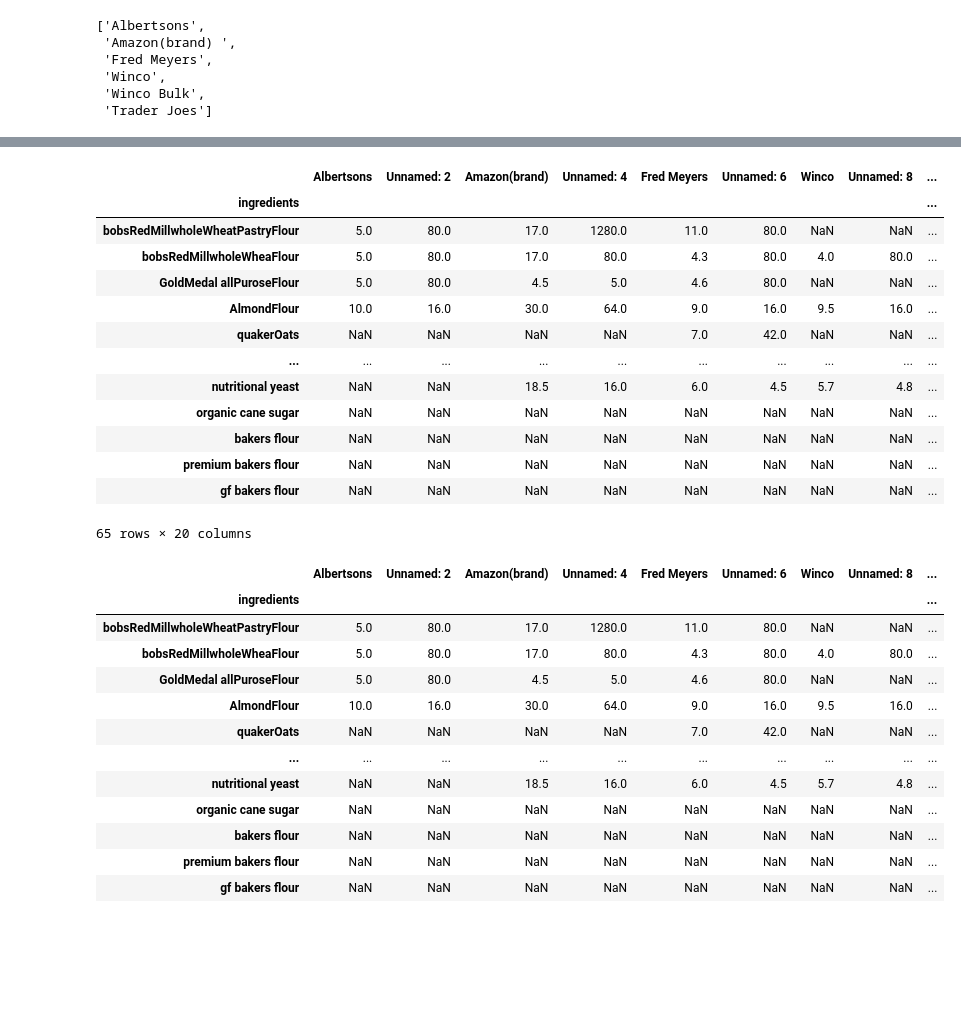
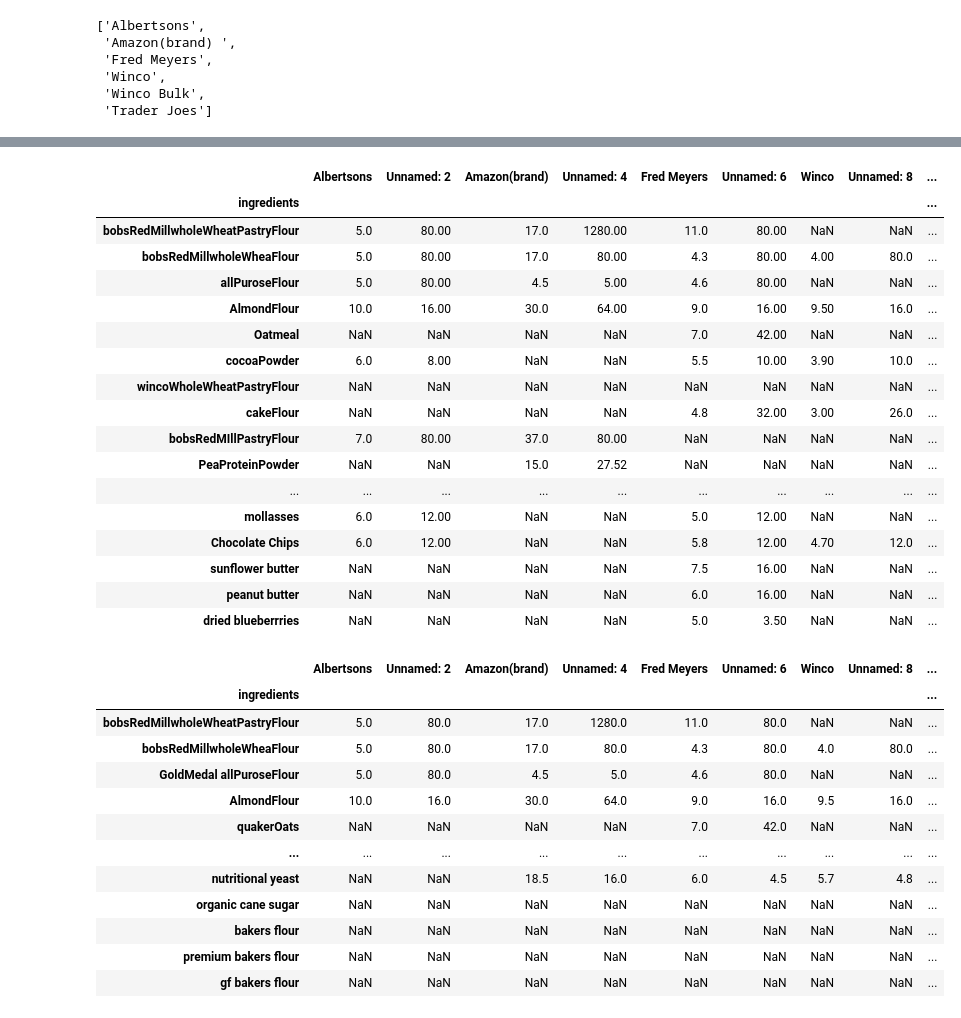
Before and after one commit to maxdickinson/DataTables, a Jupyter notebook: April7CostperCookie.ipynb, the cells around one changed output, grey strips where cells are left out. Saved outputs shown, nothing was run; the diff lists cells and outputs as text; code cells hidden in the pictures; blank space fills up the shorter version.

Commit message:
did cost of batch calculation alligned matrics with matching ingredients dropped some from both

```diff
--- a/April7CostperCookie.ipynb
+++ b/April7CostperCookie.ipynb
@@ -23,0 +20,5 @@ empty = pd.DataFrame([])
+# %%
+costXIngredient = pd.read_csv('April7costXIngredientAll.csv')
+# %%
+costXIngredient = costXIngredient.rename({'Unnamed: 0' : 'ingredients'} , axis =1)
+costXIngredient = costXIngredient.set_index('ingredients')
@@ -70,3 +71,5 @@ storeNames
  'Winco',
  'Winco Bulk',
  'Trader Joes']
+# %%
+costXIngredientXPerOz = costXIngredient.iloc[:,12::]
@@ -81,19 +105,25 @@ storeMin = storeMin.rename('Store with Low Cost')
 # %%
 lows = pd.concat([costMin , storeMin] , axis = 1)
 # %%
-pd.concat([costXIngredient , lows] , axis =1)
+costXIngredient2 = pd.concat([costXIngredient , lows] , axis =1)
-# %% [output]
-|  | Albertsons | Unnamed: 2 | Amazon(brand) | Unnamed: 4 | Fred Meyers | Unnamed: 6 | Winco | Unnamed: 8 | ... |
-| ingredients |  |  |  |  |  |  |  |  | ... |
-| bobsRedMillwholeWheatPastryFlour | 5.0 | 80.0 | 17.0 | 1280.0 | 11.0 | 80.0 | NaN | NaN | ... |
-| bobsRedMillwholeWheaFlour | 5.0 | 80.0 | 17.0 | 80.0 | 4.3 | 80.0 | 4.0 | 80.0 | ... |
-| GoldMedal allPuroseFlour | 5.0 | 80.0 | 4.5 | 5.0 | 4.6 | 80.0 | NaN | NaN | ... |
-| AlmondFlour | 10.0 | 16.0 | 30.0 | 64.0 | 9.0 | 16.0 | 9.5 | 16.0 | ... |
-| quakerOats | NaN | NaN | NaN | NaN | 7.0 | 42.0 | NaN | NaN | ... |
-| ... | ... | ... | ... | ... | ... | ... | ... | ... | ... |
-| nutritional yeast | NaN | NaN | 18.5 | 16.0 | 6.0 | 4.5 | 5.7 | 4.8 | ... |
-| organic cane sugar | NaN | NaN | NaN | NaN | NaN | NaN | NaN | NaN | ... |
-| bakers flour | NaN | NaN | NaN | NaN | NaN | NaN | NaN | NaN | ... |
-| premium bakers flour | NaN | NaN | NaN | NaN | NaN | NaN | NaN | NaN | ... |
-| gf bakers flour | NaN | NaN | NaN | NaN | NaN | NaN | NaN | NaN | ... |
-65 rows × 20 columns
+# %%
+costXIngredient2
+# %% [output]
+|  | Albertsons | Unnamed: 2 | Amazon(brand) | Unnamed: 4 | Fred Meyers | Unnamed: 6 | Winco | Unnamed: 8 | ... |
+| ingredients |  |  |  |  |  |  |  |  | ... |
+| bobsRedMillwholeWheatPastryFlour | 5.0 | 80.00 | 17.0 | 1280.00 | 11.0 | 80.00 | NaN | NaN | ... |
+| bobsRedMillwholeWheaFlour | 5.0 | 80.00 | 17.0 | 80.00 | 4.3 | 80.00 | 4.00 | 80.0 | ... |
+| allPuroseFlour | 5.0 | 80.00 | 4.5 | 5.00 | 4.6 | 80.00 | NaN | NaN | ... |
+| AlmondFlour | 10.0 | 16.00 | 30.0 | 64.00 | 9.0 | 16.00 | 9.50 | 16.0 | ... |
+| Oatmeal | NaN | NaN | NaN | NaN | 7.0 | 42.00 | NaN | NaN | ... |
+| cocoaPowder | 6.0 | 8.00 | NaN | NaN | 5.5 | 10.00 | 3.90 | 10.0 | ... |
+| wincoWholeWheatPastryFlour | NaN | NaN | NaN | NaN | NaN | NaN | NaN | NaN | ... |
+| cakeFlour | NaN | NaN | NaN | NaN | 4.8 | 32.00 | 3.00 | 26.0 | ... |
+| bobsRedMIllPastryFlour | 7.0 | 80.00 | 37.0 | 80.00 | NaN | NaN | NaN | NaN | ... |
+| PeaProteinPowder | NaN | NaN | 15.0 | 27.52 | NaN | NaN | NaN | NaN | ... |
+| ... | ... | ... | ... | ... | ... | ... | ... | ... | ... |
+| mollasses | 6.0 | 12.00 | NaN | NaN | 5.0 | 12.00 | NaN | NaN | ... |
+| Chocolate Chips | 6.0 | 12.00 | NaN | NaN | 5.8 | 12.00 | 4.70 | 12.0 | ... |
+| sunflower butter | NaN | NaN | NaN | NaN | 7.5 | 16.00 | NaN | NaN | ... |
+| peanut butter | NaN | NaN | NaN | NaN | 6.0 | 16.00 | NaN | NaN | ... |
+| dried blueberrries | NaN | NaN | NaN | NaN | 5.0 | 3.50 | NaN | NaN | ... |
```
Also changed, not shown: parts of 26 cells of this notebook, 3 other files.
